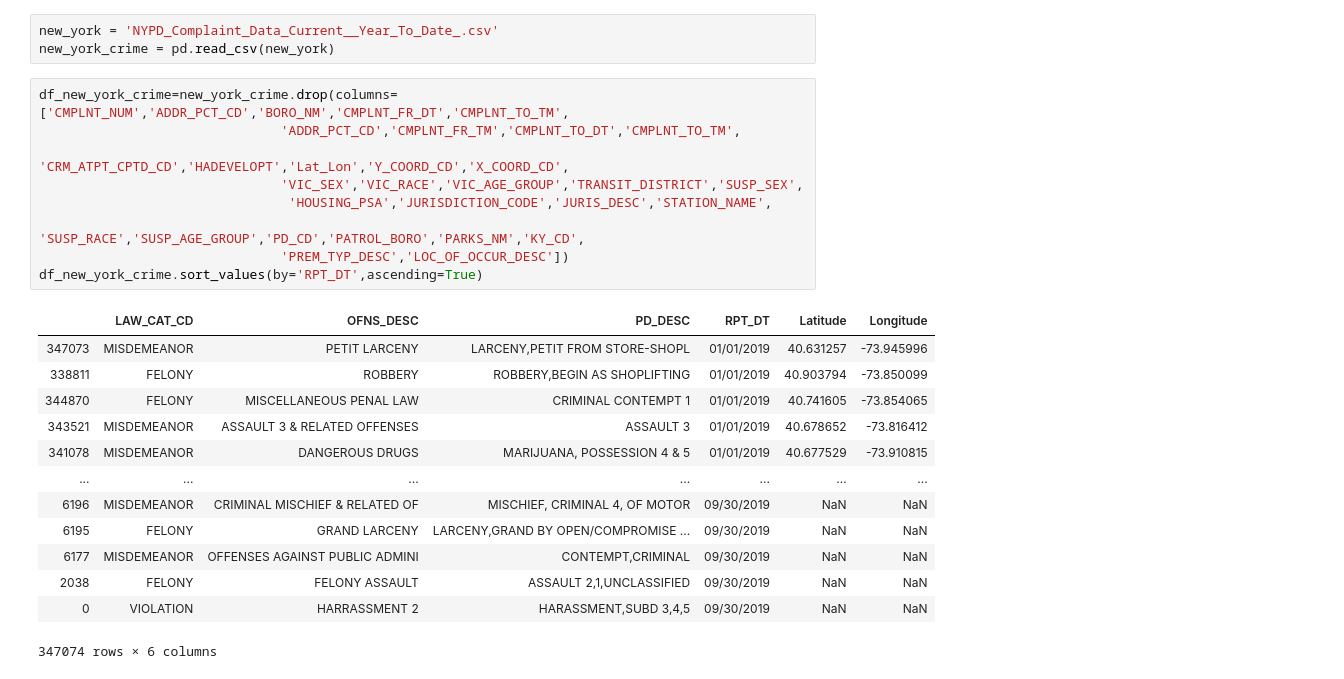
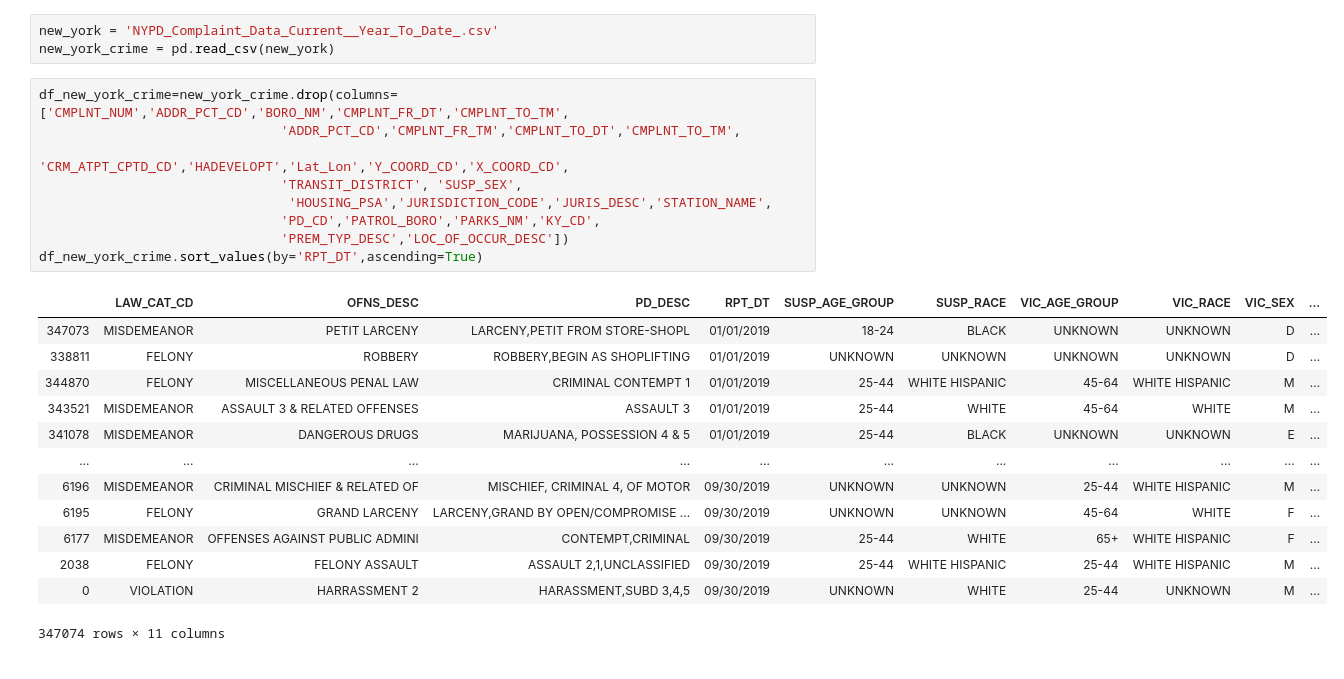
Before and after one commit to nbergeland/Big_City_Crime, a Jupyter notebook: Chicago_crime.ipynb, the cells around one changed output. Saved outputs shown, nothing was run; the diff lists cells and outputs as text.

```diff
--- a/Chicago_crime.ipynb
+++ b/Chicago_crime.ipynb
@@ -123,23 +151,23 @@ new_york_crime = pd.read_csv(new_york)
 # %%
 df_new_york_crime=new_york_crime.drop(columns=['CMPLNT_NUM','ADDR_PCT_CD','BORO_NM','CMPLNT_FR_DT','CMPLNT_TO_TM',
                                'ADDR_PCT_CD','CMPLNT_FR_TM','CMPLNT_TO_DT','CMPLNT_TO_TM',
                                'CRM_ATPT_CPTD_CD','HADEVELOPT','Lat_Lon','Y_COORD_CD','X_COORD_CD',
-                               'VIC_SEX','VIC_RACE','VIC_AGE_GROUP','TRANSIT_DISTRICT','SUSP_SEX',
+                               'TRANSIT_DISTRICT', 'SUSP_SEX',
                                 'HOUSING_PSA','JURISDICTION_CODE','JURIS_DESC','STATION_NAME',
-                               'SUSP_RACE','SUSP_AGE_GROUP','PD_CD','PATROL_BORO','PARKS_NM','KY_CD',
+                               'PD_CD','PATROL_BORO','PARKS_NM','KY_CD',
                                'PREM_TYP_DESC','LOC_OF_OCCUR_DESC'])
 df_new_york_crime.sort_values(by='RPT_DT',ascending=True)
 # %% [output]
-|  | LAW_CAT_CD | OFNS_DESC | PD_DESC | RPT_DT | Latitude | Longitude |
-| 347073 | MISDEMEANOR | PETIT LARCENY | LARCENY,PETIT FROM STORE-SHOPL | 01/01/2019 | 40.631257 | -73.945996 |
-| 338811 | FELONY | ROBBERY | ROBBERY,BEGIN AS SHOPLIFTING | 01/01/2019 | 40.903794 | -73.850099 |
-| 344870 | FELONY | MISCELLANEOUS PENAL LAW | CRIMINAL CONTEMPT 1 | 01/01/2019 | 40.741605 | -73.854065 |
-| 343521 | MISDEMEANOR | ASSAULT 3 & RELATED OFFENSES | ASSAULT 3 | 01/01/2019 | 40.678652 | -73.816412 |
-| 341078 | MISDEMEANOR | DANGEROUS DRUGS | MARIJUANA, POSSESSION 4 & 5 | 01/01/2019 | 40.677529 | -73.910815 |
-| ... | ... | ... | ... | ... | ... | ... |
-| 6196 | MISDEMEANOR | CRIMINAL MISCHIEF & RELATED OF | MISCHIEF, CRIMINAL 4, OF MOTOR | 09/30/2019 | NaN | NaN |
-| 6195 | FELONY | GRAND LARCENY | LARCENY,GRAND BY OPEN/COMPROMISE ... | 09/30/2019 | NaN | NaN |
-| 6177 | MISDEMEANOR | OFFENSES AGAINST PUBLIC ADMINI | CONTEMPT,CRIMINAL | 09/30/2019 | NaN | NaN |
-| 2038 | FELONY | FELONY ASSAULT | ASSAULT 2,1,UNCLASSIFIED | 09/30/2019 | NaN | NaN |
-| 0 | VIOLATION | HARRASSMENT 2 | HARASSMENT,SUBD 3,4,5 | 09/30/2019 | NaN | NaN |
+|  | LAW_CAT_CD | OFNS_DESC | PD_DESC | RPT_DT | SUSP_AGE_GROUP | SUSP_RACE | VIC_AGE_GROUP | VIC_RACE | VIC_SEX | ... |
+| 347073 | MISDEMEANOR | PETIT LARCENY | LARCENY,PETIT FROM STORE-SHOPL | 01/01/2019 | 18-24 | BLACK | UNKNOWN | UNKNOWN | D | ... |
+| 338811 | FELONY | ROBBERY | ROBBERY,BEGIN AS SHOPLIFTING | 01/01/2019 | UNKNOWN | UNKNOWN | UNKNOWN | UNKNOWN | D | ... |
+| 344870 | FELONY | MISCELLANEOUS PENAL LAW | CRIMINAL CONTEMPT 1 | 01/01/2019 | 25-44 | WHITE HISPANIC | 45-64 | WHITE HISPANIC | M | ... |
+| 343521 | MISDEMEANOR | ASSAULT 3 & RELATED OFFENSES | ASSAULT 3 | 01/01/2019 | 25-44 | WHITE | 45-64 | WHITE | M | ... |
+| 341078 | MISDEMEANOR | DANGEROUS DRUGS | MARIJUANA, POSSESSION 4 & 5 | 01/01/2019 | 25-44 | BLACK | UNKNOWN | UNKNOWN | E | ... |
+| ... | ... | ... | ... | ... | ... | ... | ... | ... | ... | ... |
+| 6196 | MISDEMEANOR | CRIMINAL MISCHIEF & RELATED OF | MISCHIEF, CRIMINAL 4, OF MOTOR | 09/30/2019 | UNKNOWN | UNKNOWN | 25-44 | WHITE HISPANIC | M | ... |
+| 6195 | FELONY | GRAND LARCENY | LARCENY,GRAND BY OPEN/COMPROMISE ... | 09/30/2019 | UNKNOWN | UNKNOWN | 45-64 | WHITE | F | ... |
+| 6177 | MISDEMEANOR | OFFENSES AGAINST PUBLIC ADMINI | CONTEMPT,CRIMINAL | 09/30/2019 | 25-44 | WHITE | 65+ | WHITE HISPANIC | F | ... |
+| 2038 | FELONY | FELONY ASSAULT | ASSAULT 2,1,UNCLASSIFIED | 09/30/2019 | 25-44 | WHITE HISPANIC | 25-44 | WHITE HISPANIC | M | ... |
+| 0 | VIOLATION | HARRASSMENT 2 | HARASSMENT,SUBD 3,4,5 | 09/30/2019 | UNKNOWN | WHITE | 25-44 | UNKNOWN | M | ... |
-347074 rows × 6 columns
+347074 rows × 11 columns
```
Also changed, not shown: parts of 30 cells of this notebook.
